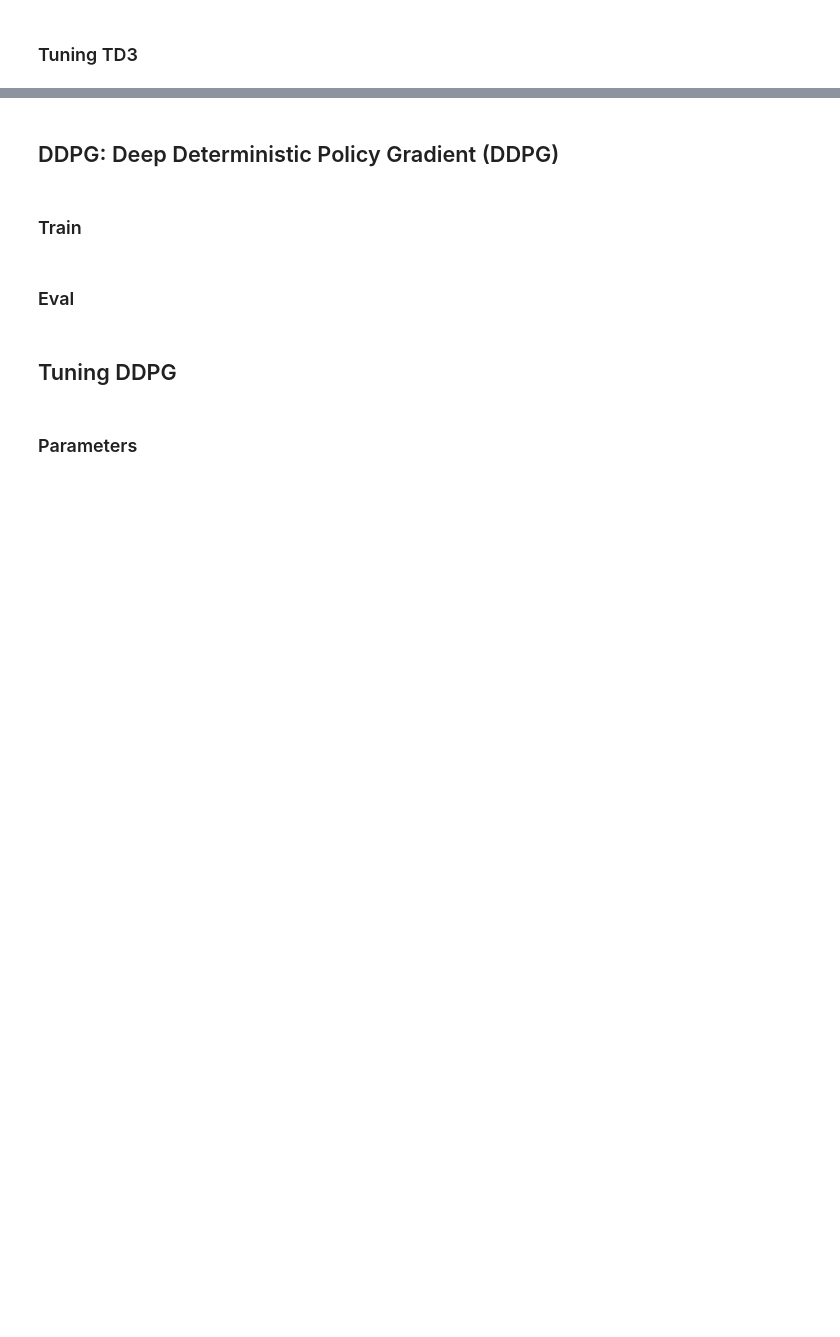
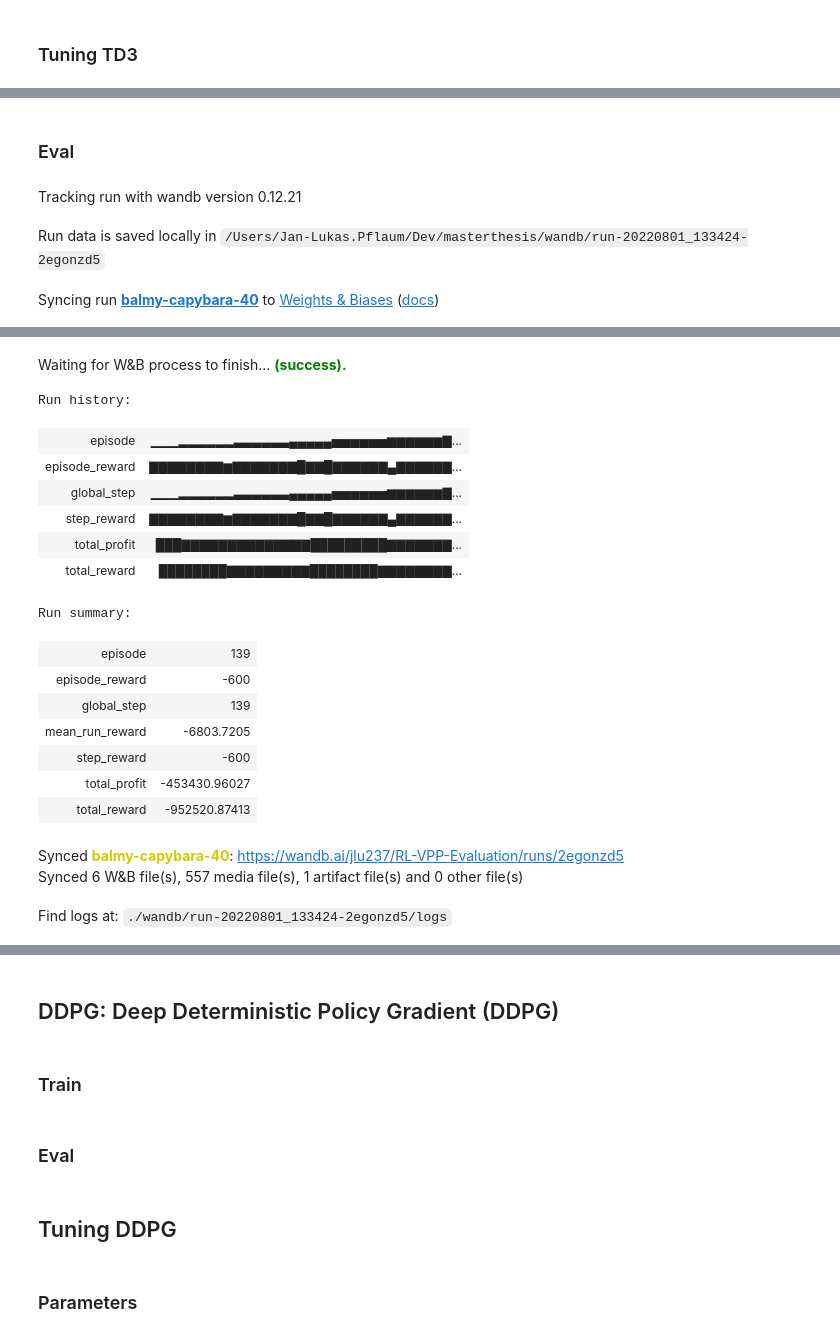
Before and after one commit to jlp237/MA-VPP-RL-bidding, a Jupyter notebook: 02_VPPBiddingEnv.ipynb, the cells around one changed output, grey strips where cells are left out. Drawn from its saved outputs; the diff is of its cells as text; code cells hidden in the pictures; blank space fills up the shorter version.

```diff
--- a/02_VPPBiddingEnv.ipynb
+++ b/02_VPPBiddingEnv.ipynb
@@ -382,0 +385,50 @@ except KeyboardInterrupt:
+# %% [markdown]
+### Eval
+# %%
+from stable_baselines3.common.monitor import Monitor
+
+eval_env = make('VPPBiddingEnv-EVAL-v1')
+eval_env = RecordEpisodeStatistics(eval_env) # record stats such as returns
+
+wandb.init(
+    sync_tensorboard=True,  # automatically upload SB3's tensorboard metrics to W&B
+    project="RL-VPP-Evaluation",
+    #monitor_gym=True,       # automatically upload gym environements' videos
+    save_code=True,
+    entity="jlu237",
+    tags=["TD3"],
+    job_type="eval"
+)
+
+
+tbl = wandb.Table(columns=["episode", "bid_submission_time"])
+
+episodes = 140
+
+for i_episode in range(episodes):
+    observation = eval_env.reset()
+    for t in range(1):
+        eval_env.render(mode="human")
+        logging.debug("observation : " + str(observation))
+        action, _states = model.predict(observation)
+        observation, reward, done, info = eval_env.step(action)
+        if done:
+            print('Episode: {} Info: {}'.format(i_episode, info))
+            tbl.add_data(i_episode, info["bid_submission_time"])
+            wandb.log({"episode_reward": reward,
+                       "episode": i_episode
+                      })
+
+            break
+wandb.log({"bid_submission_time" : tbl})
+
+eval_env.close()
+mean_run_reward = info["total_reward"] / episodes
+
+wandb.run.summary["mean_run_reward"] = mean_run_reward
+print("Mean Run Reward: " + str(mean_run_reward))
+wandb.finish()
+# %% [output]
+Tracking run with wandb version 0.12.21
+Run data is saved locally in /Users/Jan-Lukas.Pflaum/Dev/masterthesis/wandb/run-20220801_133424-2egonzd5
+Syncing run balmy-capybara-40 to Weights & Biases (docs)
@@ -382,0 +453,19 @@ except KeyboardInterrupt:
+Waiting for W&B process to finish... (success).
+Run history:
+| episode | ▁▁▁▂▂▂▂▂▂▃▃▃▃▃▃▄▄▄▄▄▅▅▅▅▅▅▆▆▆▆▆▆▇... |
+| episode_reward | ▇▇▇▇▇▇▇▇▆▇▇▇▇▇▇▇█▇▇█▇▇▇▇▇▇▄▇▇▇▇▇▇... |
+| global_step | ▁▁▁▂▂▂▂▂▂▃▃▃▃▃▃▄▄▄▄▄▅▅▅▅▅▅▆▆▆▆▆▆▇... |
+| step_reward | ▇▇▇▇▇▇▇▇▆▇▇▇▇▇▇▇█▇▇█▇▇▇▇▇▇▄▇▇▇▇▇▇... |
+| total_profit | ███▇▇▇▇▇▇▇▇▇▇▇▇▇▇█████████▇▇▇▇▇▇▇... |
+| total_reward | ████████▇▇▇▇▇▇▇▇▇████████▇▇▇▇▇▇▇▇... |
+Run summary:
+| episode | 139 |
+| episode_reward | -600 |
+| global_step | 139 |
+| mean_run_reward | -6803.7205 |
+| step_reward | -600 |
+| total_profit | -453430.96027 |
+| total_reward | -952520.87413 |
+Synced balmy-capybara-40: https://wandb.ai/jlu237/RL-VPP-Evaluation/runs/2egonzd5
+Synced 6 W&B file(s), 557 media file(s), 1 artifact file(s) and 0 other file(s)
+Find logs at: ./wandb/run-20220801_133424-2egonzd5/logs
```
Also changed, not shown: parts of 50 cells of this notebook, 6 other files.
